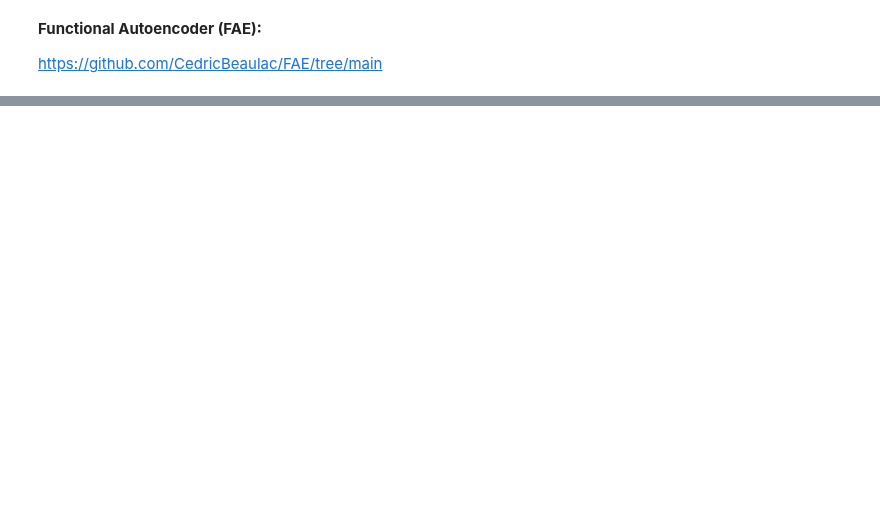
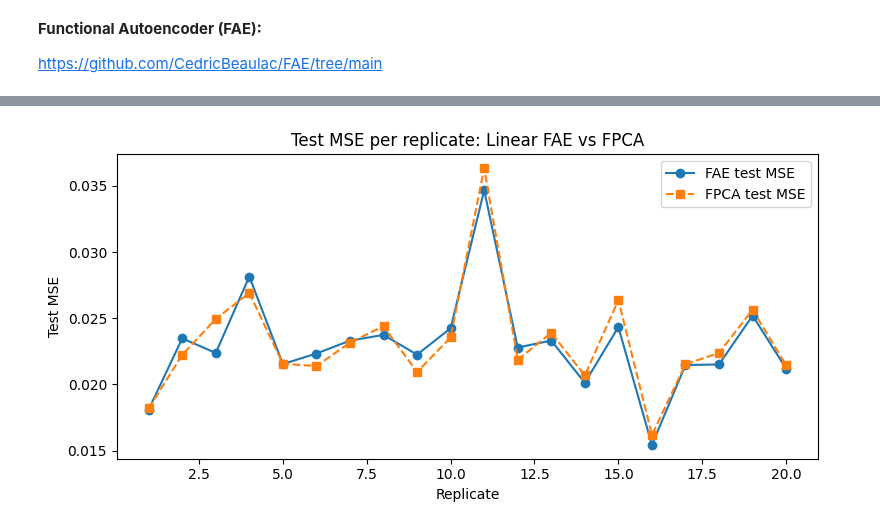
Before and after one commit to mobinapourmoshir/Functional-Autoencoder, a Jupyter notebook: FAE-PCA Comparison.ipynb, the cells around one changed output, grey strips where cells are left out. Drawn from its saved outputs; the diff is of its cells as text; code cells hidden in the pictures; blank space fills up the shorter version.

Commit message:
FAE & FPCA Comparison

```diff
--- a/FAE-PCA Comparison.ipynb
+++ b/FAE-PCA Comparison.ipynb
@@ -471,0 +577,16 @@ Epoch 2000: train_loss=0.1690, test_loss=0.0183
+# %%
+import matplotlib.pyplot as plt
+
+rep_idx = np.arange(1, niter + 1)
+
+plt.figure(figsize=(8, 4))
+plt.plot(rep_idx, FAE_pred_test_acc_mean_niter, marker='o', label='FAE test MSE')
+plt.plot(rep_idx, FPCA_pred_test_acc_mean_niter, marker='s', linestyle='--', label='FPCA test MSE')
+plt.xlabel('Replicate')
+plt.ylabel('Test MSE')
+plt.title('Test MSE per replicate: Linear FAE vs FPCA')
+plt.legend()
+plt.tight_layout()
+plt.show()
+# %% [output]
+[figure, added]
```
Also changed, not shown: parts of 3 cells of this notebook, 1 other file.
